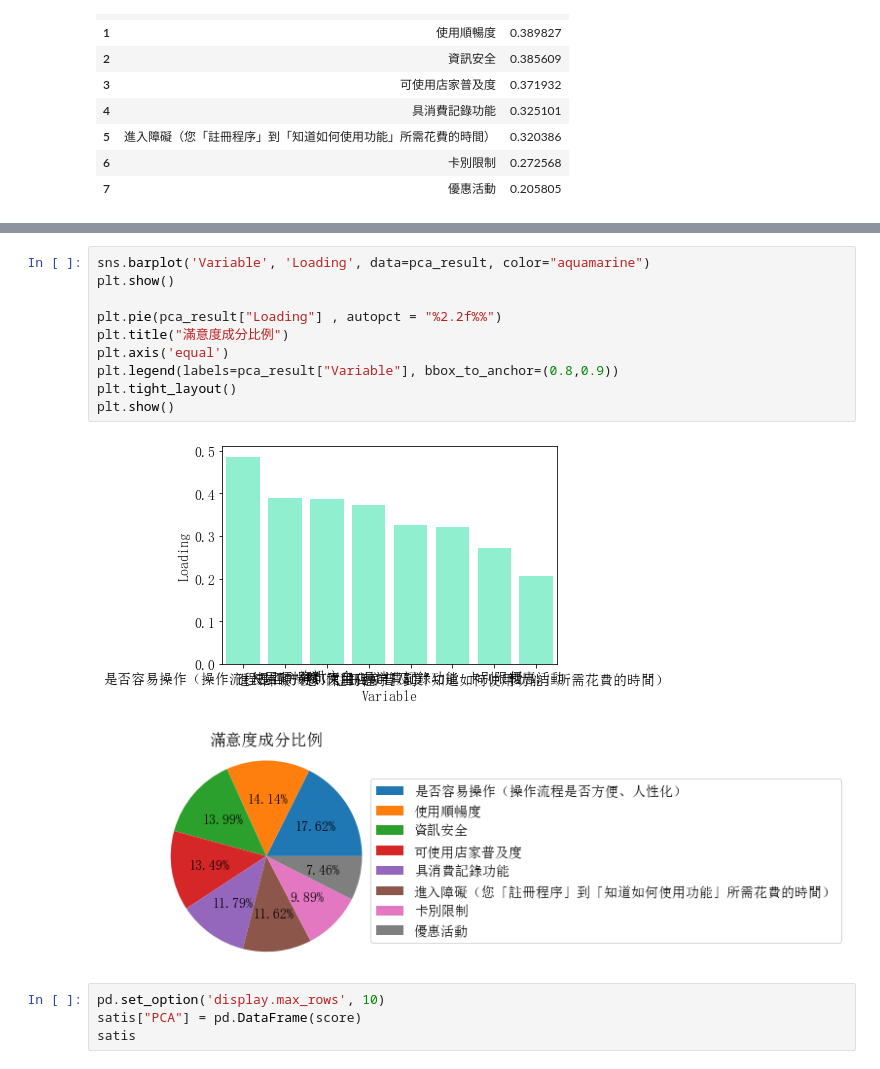
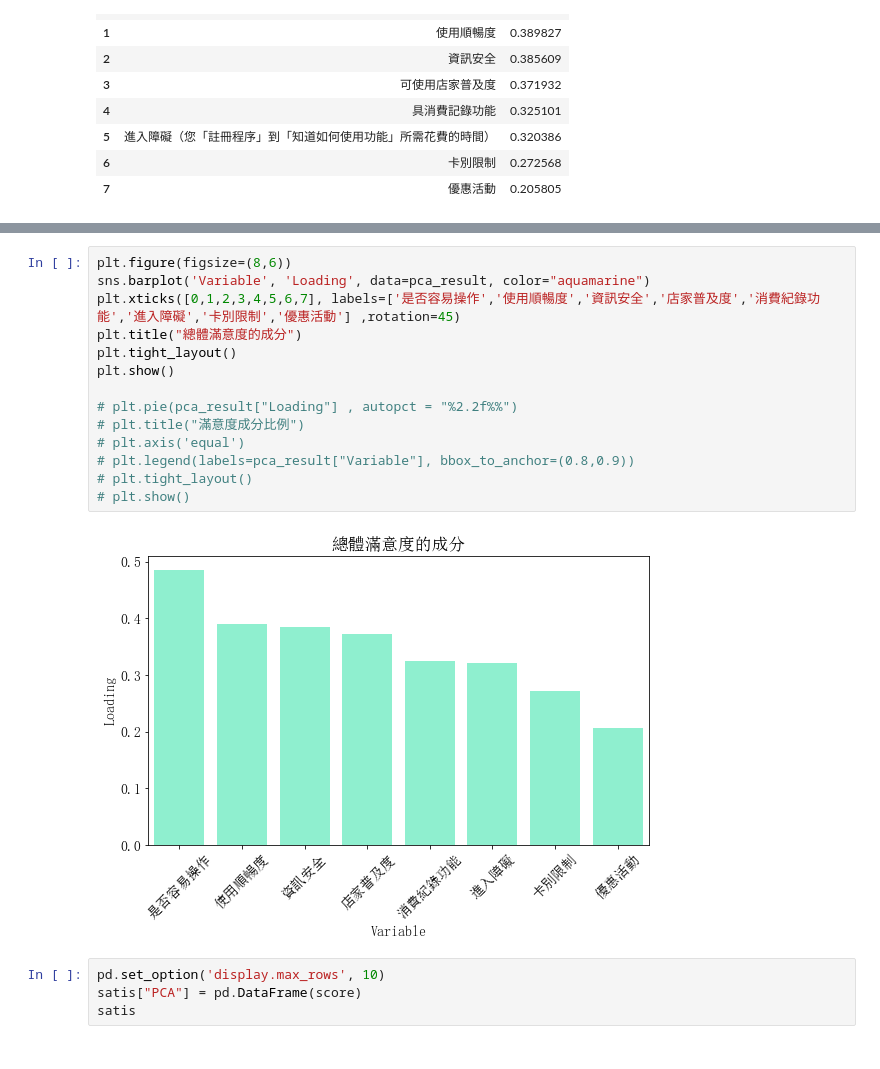
Before and after one commit to jerrylin0505/Multicovariance, a Jupyter notebook: 消費者行為/final.ipynb, the cells around one changed output, grey strips where cells are left out. Drawn from its saved outputs; the diff is of its cells as text.

```diff
--- a/消費者行為/final.ipynb
+++ b/消費者行為/final.ipynb
@@ -101,16 +112,19 @@ pca_result
 # %%
+plt.figure(figsize=(8,6))
 sns.barplot('Variable', 'Loading', data=pca_result, color="aquamarine")
+plt.xticks([0,1,2,3,4,5,6,7], labels=['是否容易操作','使用順暢度','資訊安全','店家普及度','消費紀錄功能','進入障礙','卡別限制','優惠活動'] ,rotation=45)
+plt.title("總體滿意度的成分")
+plt.tight_layout()
 plt.show()
 
-plt.pie(pca_result["Loading"] , autopct = "%2.2f%%")
-plt.title("滿意度成分比例")
-plt.axis('equal')
-plt.legend(labels=pca_result["Variable"], bbox_to_anchor=(0.8,0.9))
-plt.tight_layout()
-plt.show()
+# plt.pie(pca_result["Loading"] , autopct = "%2.2f%%")
+# plt.title("滿意度成分比例")
+# plt.axis('equal')
+# plt.legend(labels=pca_result["Variable"], bbox_to_anchor=(0.8,0.9))
+# plt.tight_layout()
+# plt.show()
 # %% [output]
-[figure, old version]
+[figure, new version]
-[figure, removed]
 # %%
 pd.set_option('display.max_rows', 10)
 satis["PCA"] = pd.DataFrame(score)
```
Also changed, not shown: parts of 36 cells of this notebook, 2 other files.
